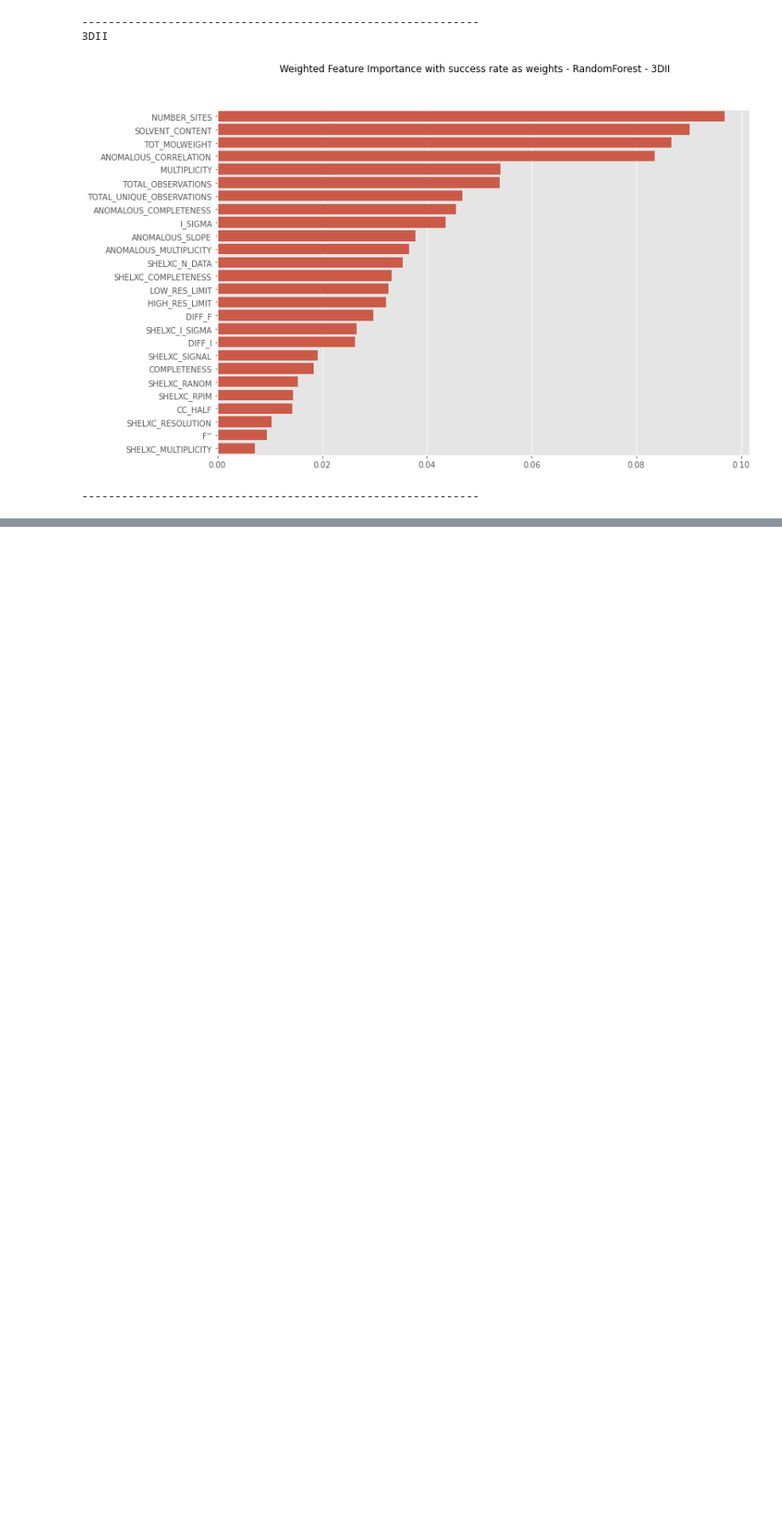
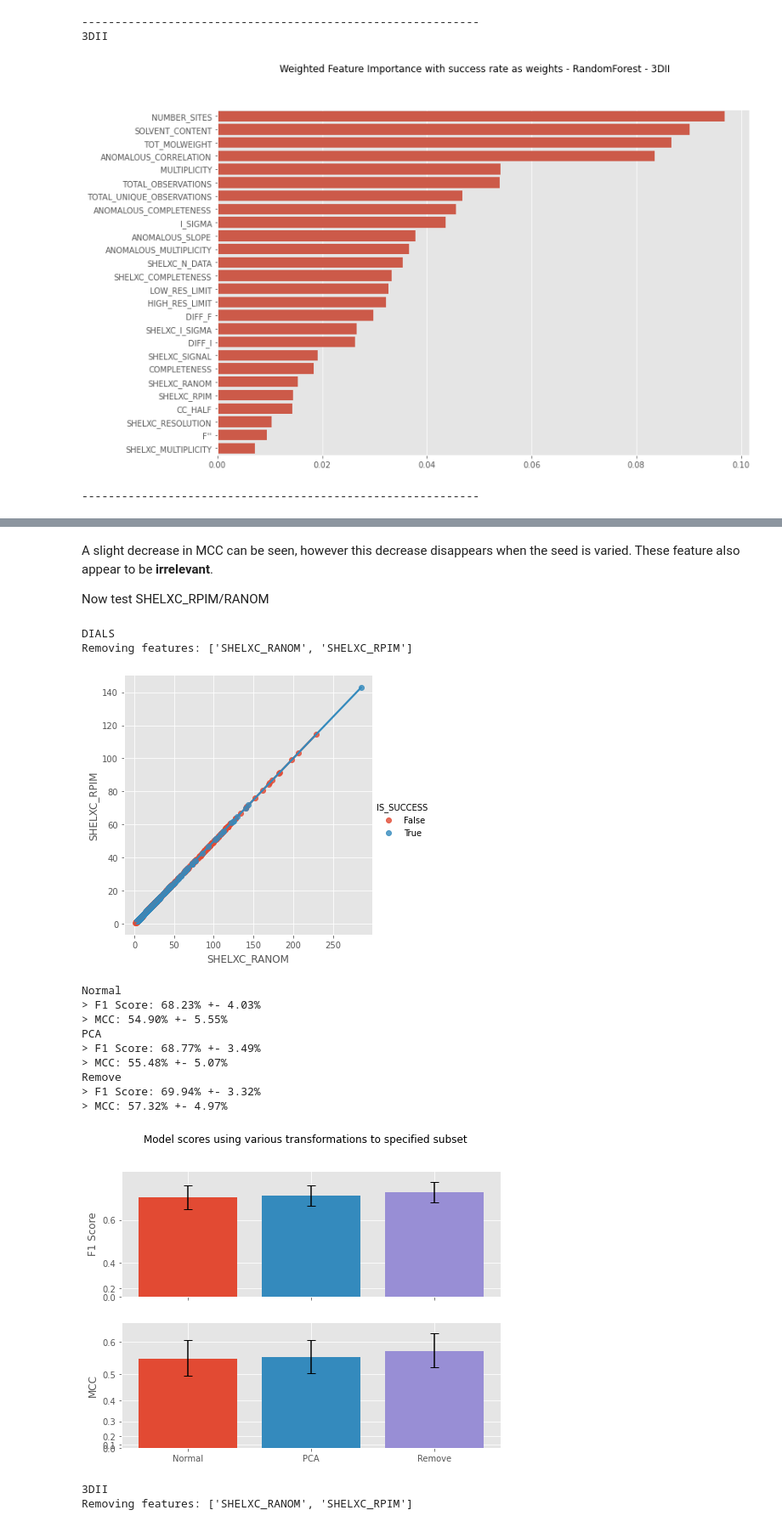
Before and after one commit to Sharkmas6/Diamond_ML, a Jupyter notebook: jupyter/updated/Feature Selection.ipynb, the cells around one changed output, grey strips where cells are left out. Shown at 85% size. Saved outputs shown, nothing was run; the diff lists cells and outputs as text; code cells hidden in the pictures; blank space fills up the shorter version.

```diff
--- a/jupyter/updated/Feature Selection.ipynb
+++ b/jupyter/updated/Feature Selection.ipynb
@@ -252,0 +262,61 @@ Again, little to no change
+# %% [markdown]
+A slight decrease in MCC can be seen, however this decrease disappears when the seed is varied. These feature also appear to be **irrelevant**.
+
+Now test SHELXC_RPIM/RANOM
+# %%
+for db_kind, datum in data.items():
+    print(db_kind.upper())
+    r_etc = ["RMERGE_I", "RMERGE_DIFF_I", "RMEAS_I", "RMEAS_DIFF_I", "RPIM_I", "RPIM_DIFF_I"]
+    x, y = datum.unpack(drop_col=["DATASET_id", "SHELXC_CFOM", "SPACEGROUP", "F''"] + r_etc)
+
+    # take only untouched data
+    i = 1
+    mask = x["DATASET_NAME"] == i
+    x, y, = x[mask], y[mask]
+    x = x.drop(["DATASET_NAME"], axis=1)
+
+    # get relevant features
+    feats2test = ["SHELXC_RANOM", "SHELXC_RPIM"]
+    print(f"Removing features: {feats2test}")
+    x_part = x[feats2test]
+    union_part = pd.concat([x_part, y], axis=1)
+
+    # plot scatter plot
+    seed = 2
+    sns.lmplot(data=union_part, x=feats2test[0], y=feats2test[1], hue="IS_SUCCESS")
+    plt.show()
+
+    # create model
+    n_iter = 50
+    forest = Pipeline([("scaler", StandardScaler()), ("clf", RandomForestClassifier(class_weight="balanced", random_state=seed))])
+    forest_params = {"clf__criterion": ["gini", "entropy"],
+                     "clf__n_estimators": randint(100, 10000),  # number of trees in forest
+                     "clf__max_features": uniform(2/ len(x.columns), 1),  # max number of features when splitting
+                     "clf__min_samples_split": randint(2, 20 + 1),  # min samples per node to induce split
+                     "clf__max_depth": randint(5, 20 + 1),  # max number of splits to do
+                     "clf__min_samples_leaf": randint(1, 10 + 1),  # min number of samples in a leaf; may set to 1 anyway
+                     "clf__max_leaf_nodes": randint(10, 20 + 1)}  # max number of leaves}
+    forest_search = RandomizedSearchCV(forest, forest_params, n_iter=n_iter, scoring="f1", n_jobs=-1, cv=5, random_state=seed)
+
+    # test various features transforms
+    fig, (ax1, ax2) = test_normal_pca_remove(forest_search, x, y, feats2test, show=False)
+    ax1.set_yscale('function', functions=(lambda a: a**2, lambda a: a**.5))
+    ax2.set_yscale('function', functions=(lambda a: a**2, lambda a: a**.5))
+
+    plt.show()
+# %% [output]
+DIALS
+Removing features: ['SHELXC_RANOM', 'SHELXC_RPIM']
+[figure, added]
+Normal
+> F1 Score: 68.23% +- 4.03%
+> MCC: 54.90% +- 5.55%
+PCA
+> F1 Score: 68.77% +- 3.49%
+> MCC: 55.48% +- 5.07%
+Remove
+> F1 Score: 69.94% +- 3.32%
+> MCC: 57.32% +- 4.97%
+[figure, added]
+3DII
+Removing features: ['SHELXC_RANOM', 'SHELXC_RPIM']
```
Also changed, not shown: parts of 17 cells of this notebook, 1 other file.
